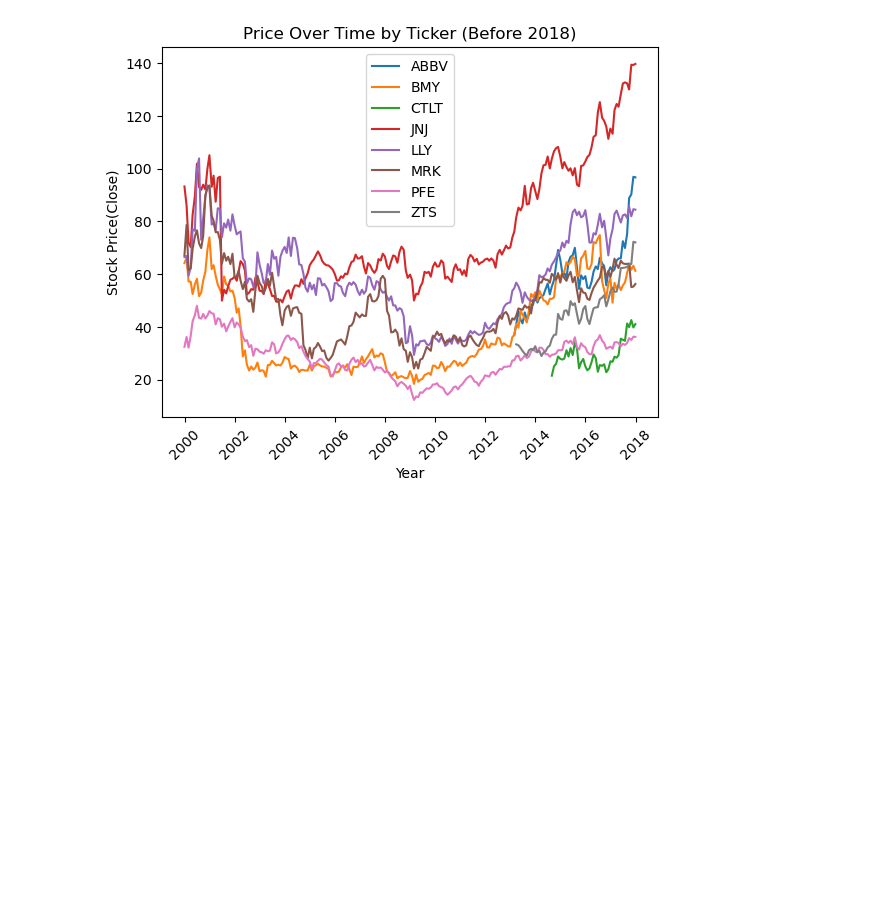
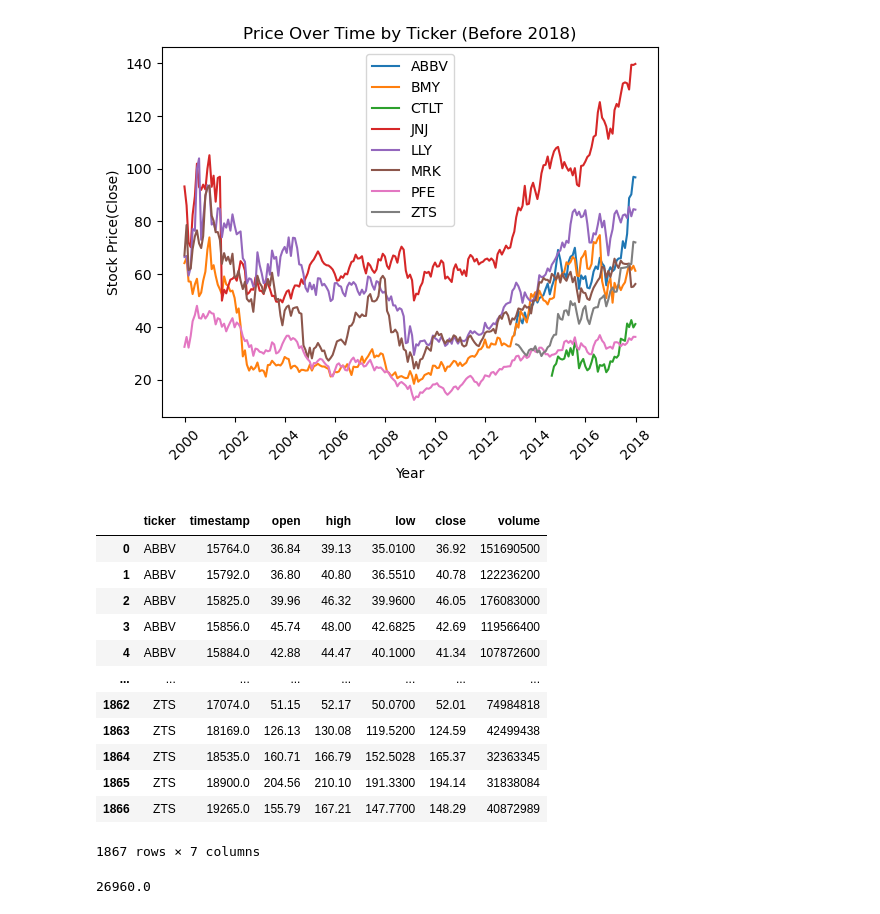
Before and after one commit to proctorsjackson/group_3_project_1, a Jupyter notebook: Project_1_Jackson_Code.ipynb, the cells around one changed output. Saved outputs shown, nothing was run; the diff lists cells and outputs as text; code cells hidden in the pictures; blank space fills up the shorter version.

```diff
--- a/Project_1_Jackson_Code.ipynb
+++ b/Project_1_Jackson_Code.ipynb
@@ -176,3 +176,33 @@ plt.xticks(rotation=45)
 plt.savefig("graphs/linegraphbefore2018.png")
 # %% [output]
 [figure]
+# %%
+graph_df
+# %% [output]
+|  | ticker | timestamp | open | high | low | close | volume |
+| 0 | ABBV | 15764.0 | 36.84 | 39.13 | 35.0100 | 36.92 | 151690500 |
+| 1 | ABBV | 15792.0 | 36.80 | 40.80 | 36.5510 | 40.78 | 122236200 |
+| 2 | ABBV | 15825.0 | 39.96 | 46.32 | 39.9600 | 46.05 | 176083000 |
+| 3 | ABBV | 15856.0 | 45.74 | 48.00 | 42.6825 | 42.69 | 119566400 |
+| 4 | ABBV | 15884.0 | 42.88 | 44.47 | 40.1000 | 41.34 | 107872600 |
+| ... | ... | ... | ... | ... | ... | ... | ... |
+| 1862 | ZTS | 17074.0 | 51.15 | 52.17 | 50.0700 | 52.01 | 74984818 |
+| 1863 | ZTS | 18169.0 | 126.13 | 130.08 | 119.5200 | 124.59 | 42499438 |
+| 1864 | ZTS | 18535.0 | 160.71 | 166.79 | 152.5028 | 165.37 | 32363345 |
+| 1865 | ZTS | 18900.0 | 204.56 | 210.10 | 191.3300 | 194.14 | 31838084 |
+| 1866 | ZTS | 19265.0 | 155.79 | 167.21 | 147.7700 | 148.29 | 40872989 |
+1867 rows × 7 columns
+# %%
+import matplotlib.dates as mdates
+from datetime import datetime
+
+# Define the date
+date_string = "Oct 25 2043"
+date = datetime.strptime(date_string, '%b %d %Y')
+
+# Convert the date to a numerical value
+num_value = mdates.date2num(date)
+
+print(num_value)
+# %% [output]
+26960.0
```
Also changed, not shown: parts of 1 cell of this notebook, 1 other file.
